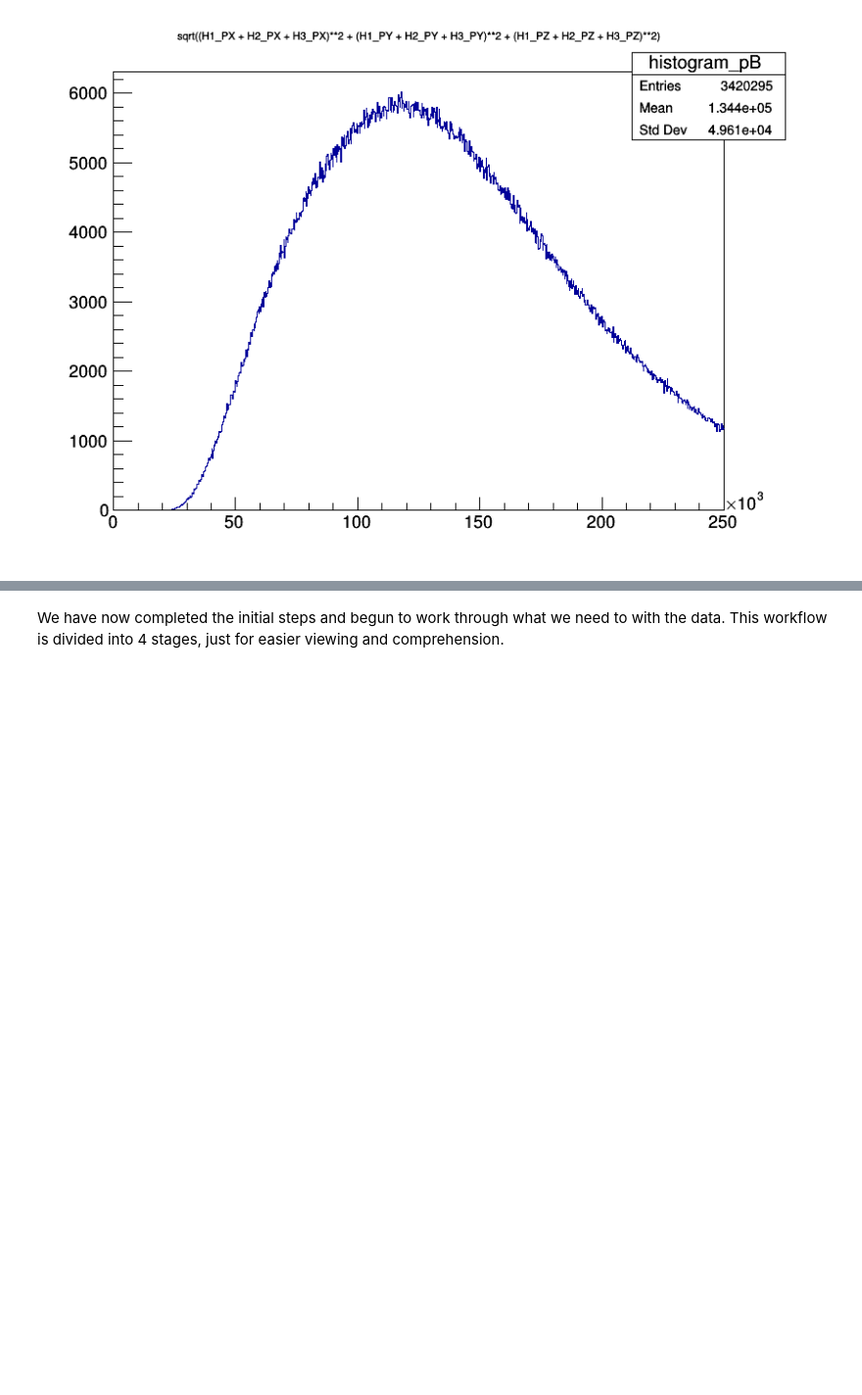
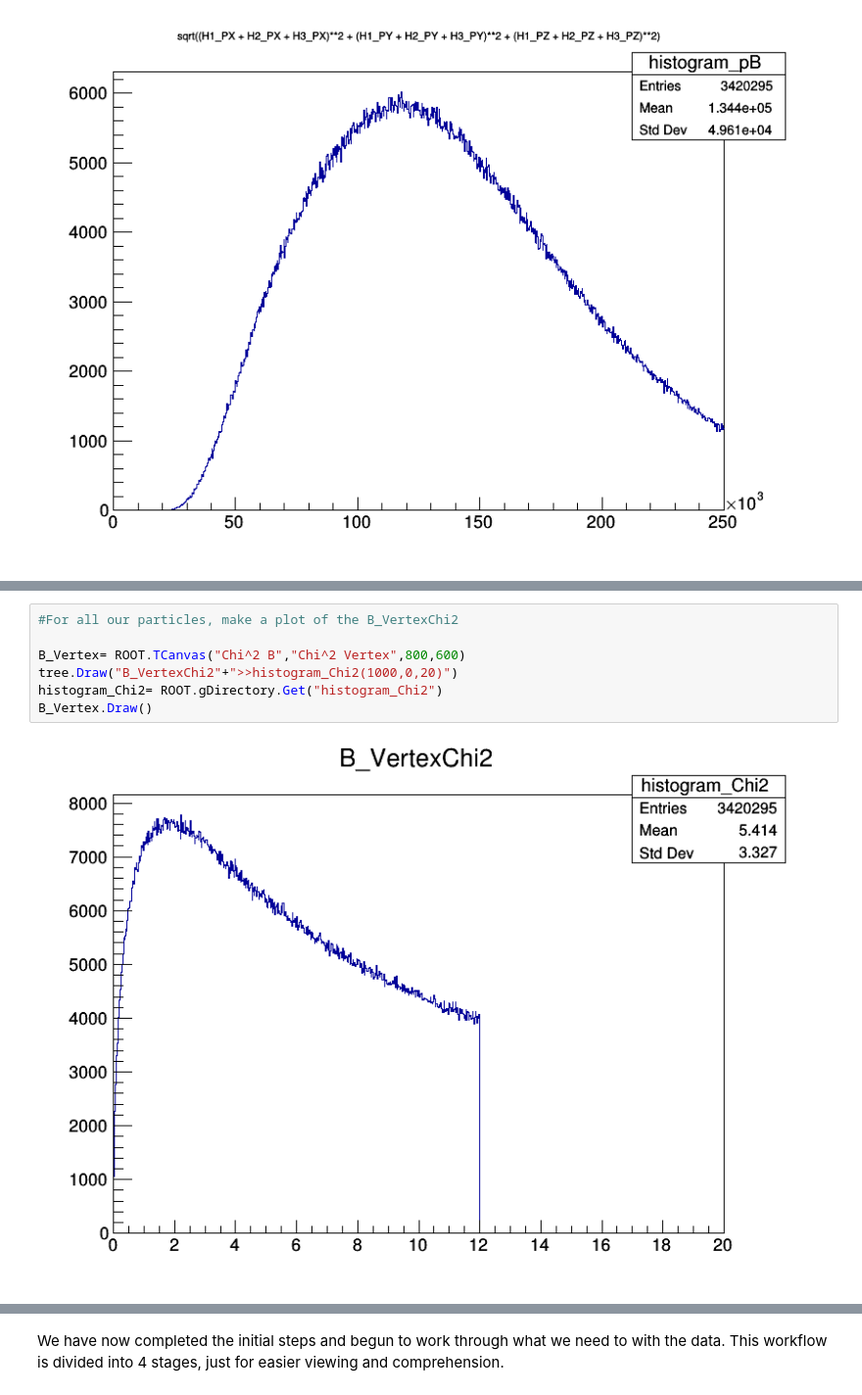
Before and after one commit to MerlijnvEmmerik/Mijnrel, a Jupyter notebook: Week_4.ipynb, the cells around one changed output, grey strips where cells are left out. Shown at 98% size. Saved outputs shown, nothing was run; the diff lists cells and outputs as text; blank space fills up the shorter version.

```diff
--- a/Week_4.ipynb
+++ b/Week_4.ipynb
@@ -325,0 +358,9 @@ H3_PK.Draw()
+# %%
+#For all our particles, make a plot of the B_VertexChi2
+
+B_Vertex= ROOT.TCanvas("Chi^2 B","Chi^2 Vertex",800,600)
+tree.Draw("B_VertexChi2"+">>histogram_Chi2(1000,0,20)")
+histogram_Chi2= ROOT.gDirectory.Get("histogram_Chi2")
+B_Vertex.Draw()
+# %% [output]
+[figure, added]
```
Also changed, not shown: parts of 11 cells of this notebook.
